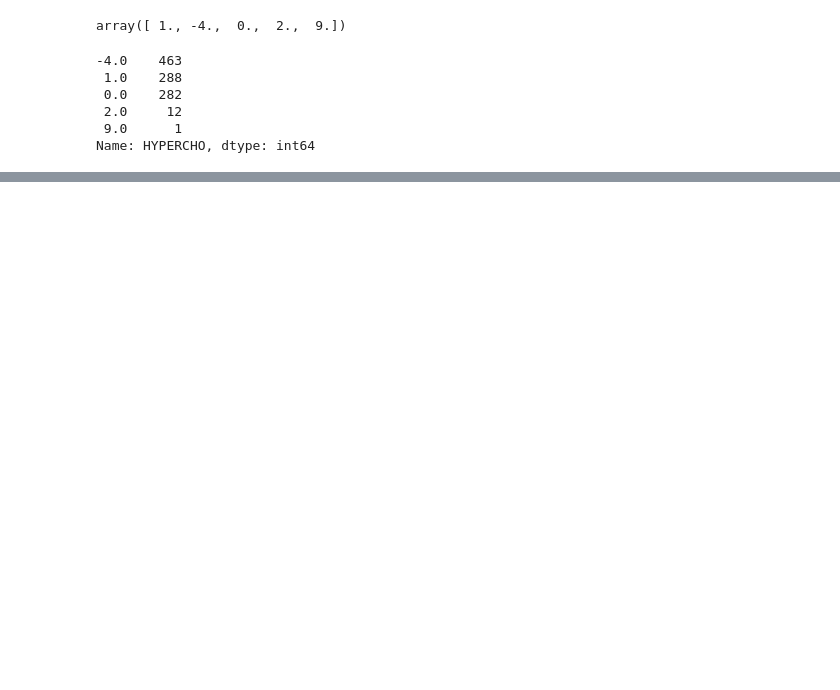
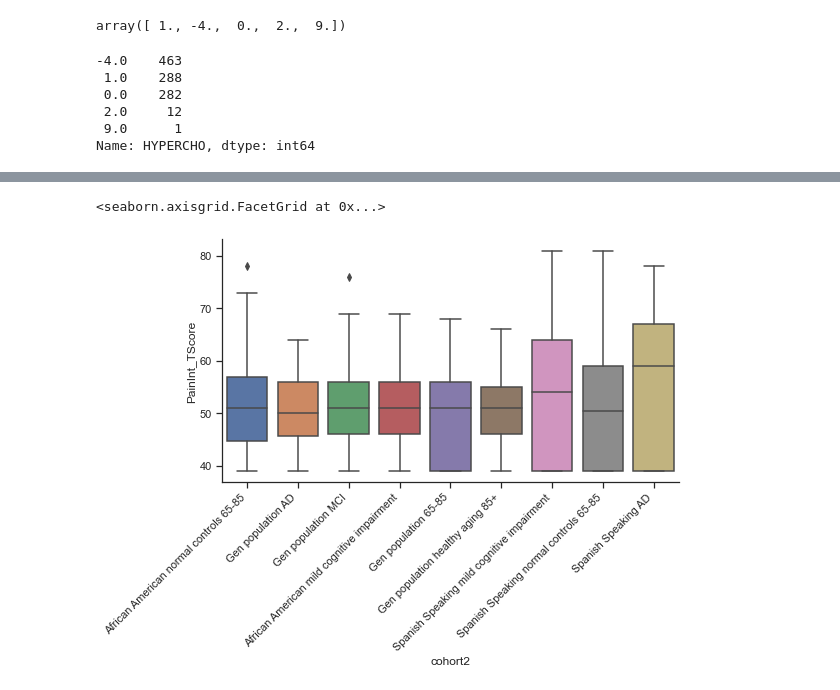
Before and after one commit to tianchu-shu/NWMSS, a Jupyter notebook: ARMADA_Baseline.ipynb, the cells around one changed output, grey strips where cells are left out. Cells and saved outputs as stored; diff of their text form; code cells hidden in the pictures; blank space fills up the shorter version.

```diff
--- a/ARMADA_Baseline.ipynb
+++ b/ARMADA_Baseline.ipynb
@@ -635,0 +354,8 @@ def plot_roc(X,y, t):
+# %%
+sns.set_style('ticks')
+
+g = sns.factorplot('cohort2', 'PainInt_TScore',  data=armada, kind="box",  size=4, aspect=2)
+g.set_xticklabels(chart.get_xticklabels(), rotation=45, horizontalalignment='right')
+# %% [output]
+<seaborn.axisgrid.FacetGrid at 0x...>
+[figure, added]
```
Also changed, not shown: parts of 49 cells of this notebook.
